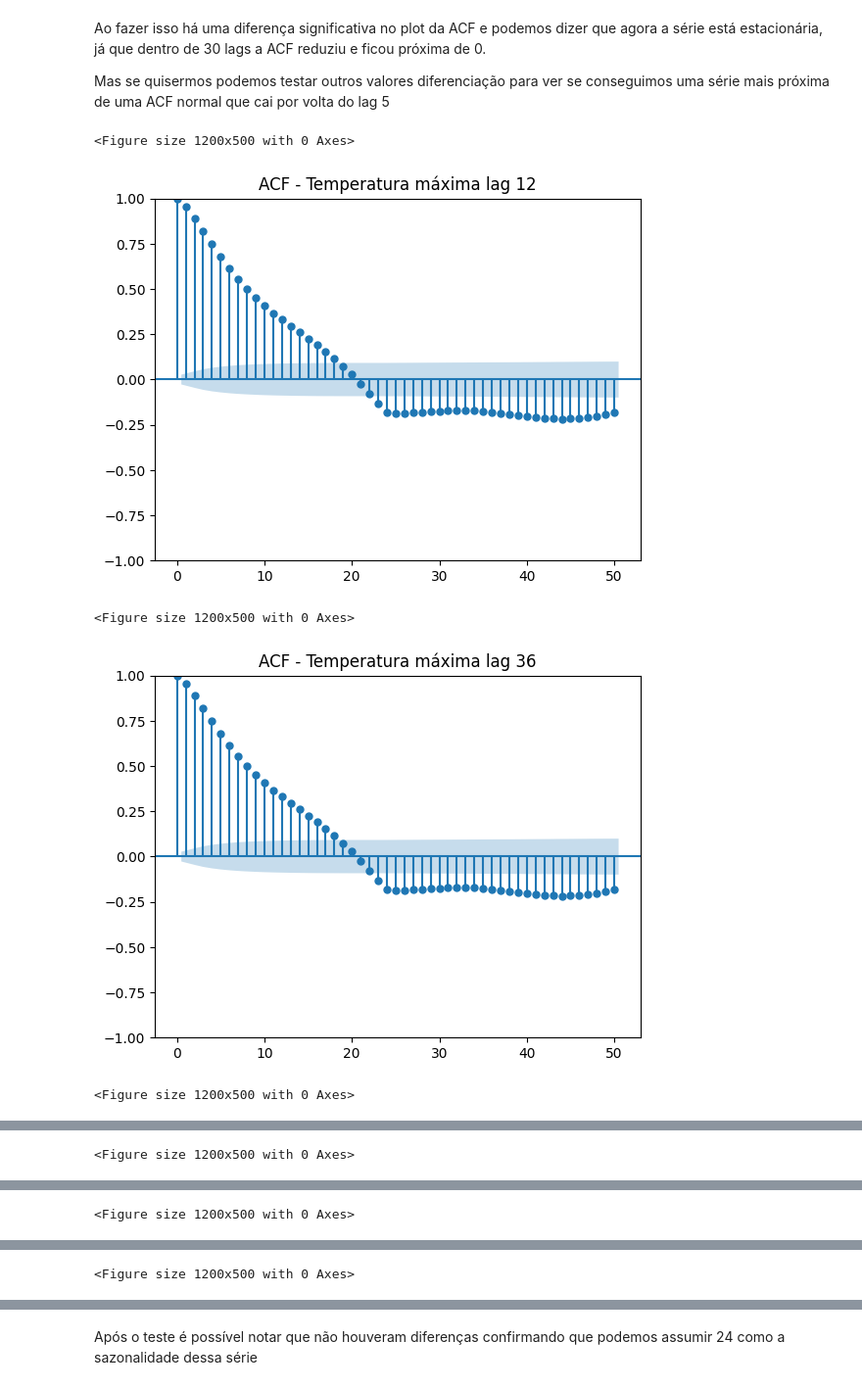
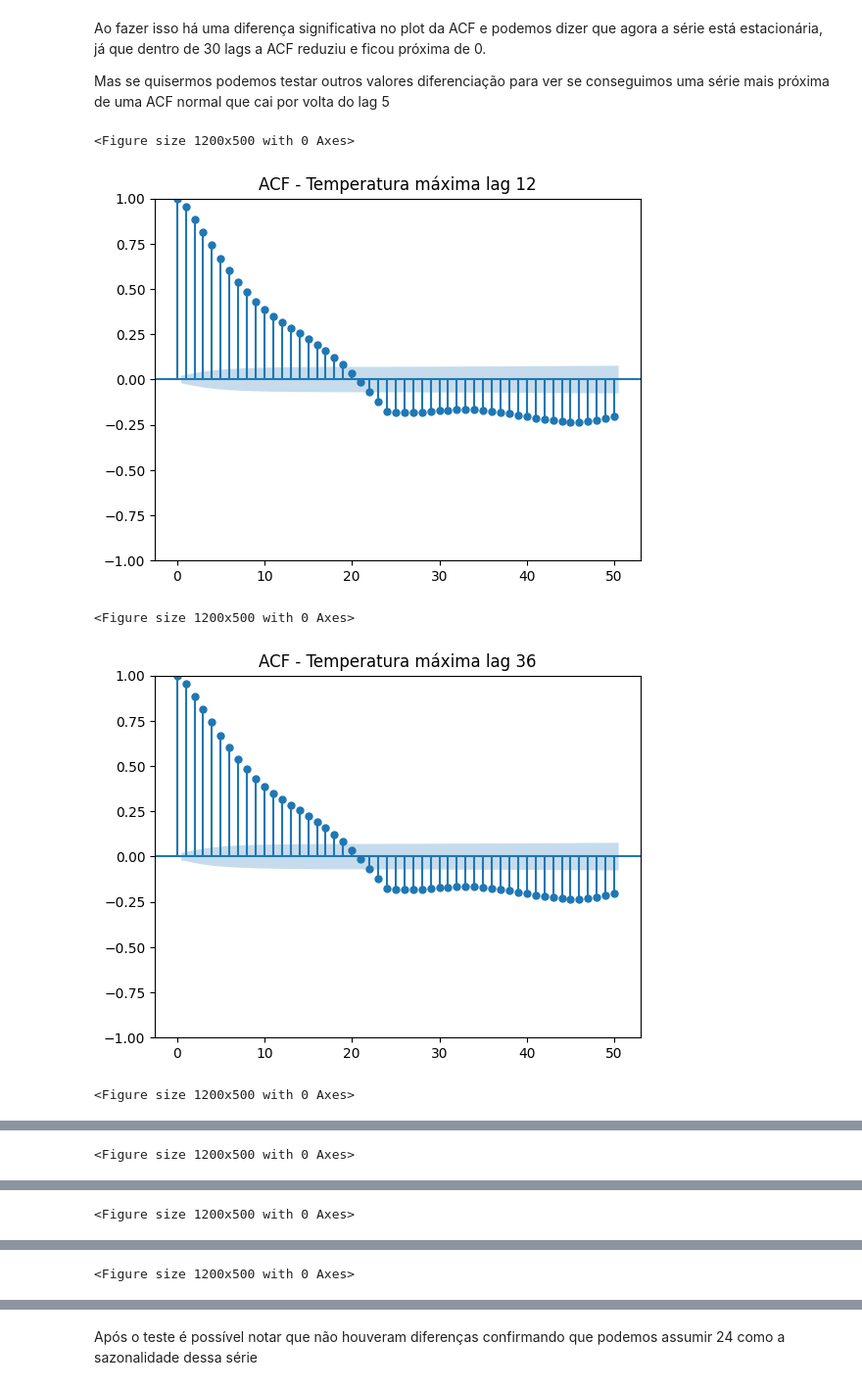
Before and after one commit to luis-erf/Trabalho-de-Aprendizado-de-Maquina-e-Ciencia-de-Dados, a Jupyter notebook: pre_processamento/analise_das_propriedades_da_serie.ipynb, the cells around one changed output, grey strips where cells are left out. Shown at 98% size. Saved outputs shown, nothing was run; the diff lists cells and outputs as text; code cells hidden in the pictures.

```diff
--- a/pre_processamento/analise_das_propriedades_da_serie.ipynb
+++ b/pre_processamento/analise_das_propriedades_da_serie.ipynb
@@ -62,7 +145,7 @@ Ao ver os resultados, temos uma incoerência entre o teste de hipótese e o grá
 
 Para resolver tal problema temos que retirar a sazonalidade da série por meio de uma diferenciação, nesse caso como as observações são por hora do dia, iremos tentar uma diferenciação de 24 observações
 # %%
-df_treino_diff = df_treino.diff(24)
+df_treino_diff = df_train.diff(24)
 df_treino_diff.dropna(inplace=True)
 plt.figure(figsize=(12, 5))
 plot_acf(df_treino_diff, lags=50)
@@ -78,15 +161,15 @@ Mas se quisermos podemos testar outros valores diferenciação para ver se conse
 # %%
 lag = [12, 36, 48, 60, 72, 84, 96, 108, 120, 132, 144, 156, 168]
 for i in lag:
-  temp = df_treino.diff(i)
+  temp = df_train.diff(i)
   temp.dropna(inplace=True)
   plt.figure(figsize=(12, 5))
   plot_acf(df_treino_diff, lags=50)
   plt.title(f"ACF - Temperatura máxima lag {i}")
   plt.show()
 # %% [output]
 <Figure size 1200x500 with 0 Axes>
-[figure, old version]
+[figure, new version]
 <Figure size 1200x500 with 0 Axes>
-[figure, old version]
+[figure, new version]
 <Figure size 1200x500 with 0 Axes>
```
Also changed, not shown: parts of 5 cells of this notebook.
